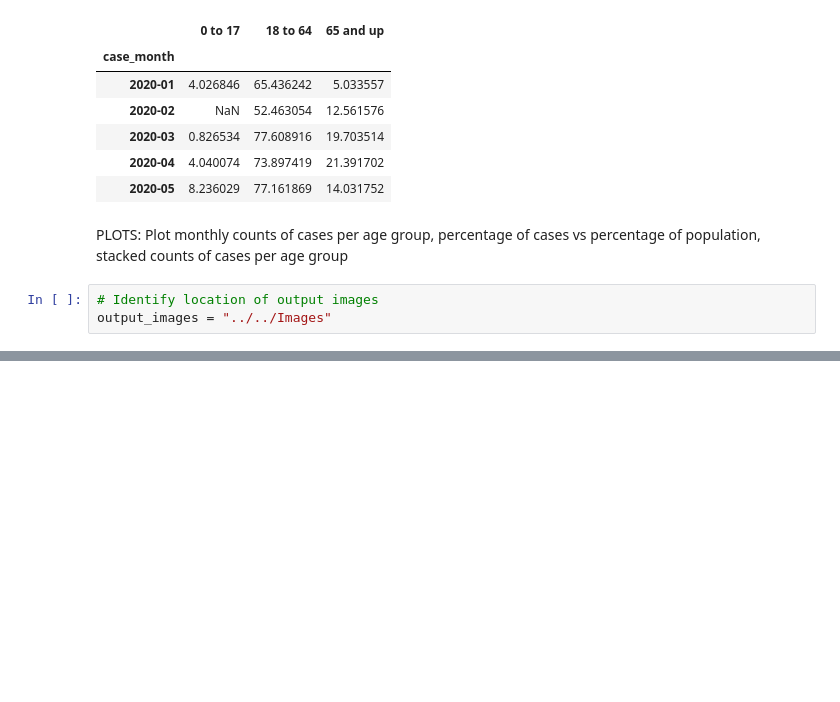
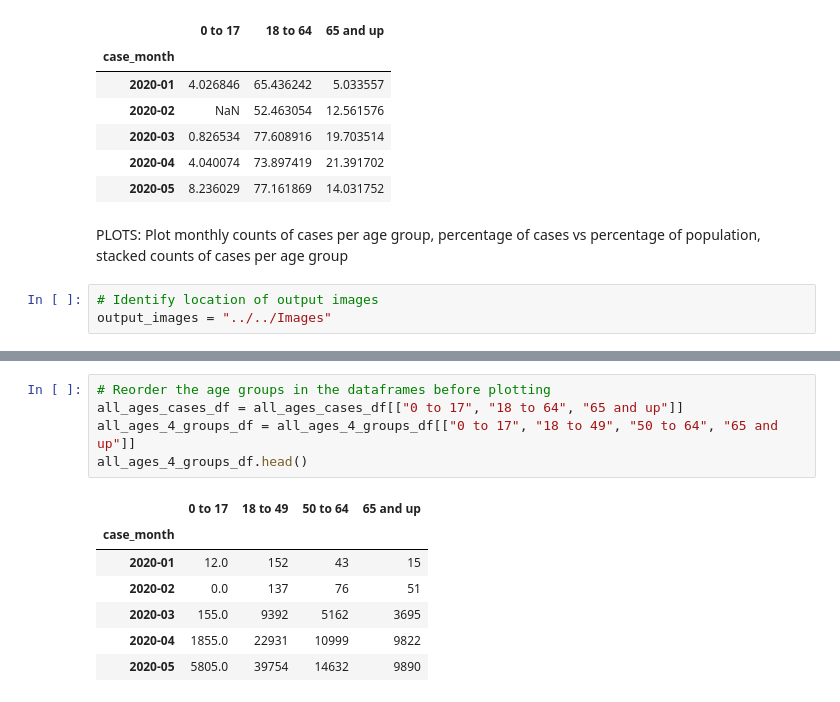
Before and after one commit to kevogil/covid-analysis, a Jupyter notebook: Notebooks/Analysis_And_Visualizations/covid_infections_by_age_group.V2.ipynb, the cells around one changed output, grey strips where cells are left out. Saved outputs shown, nothing was run; the diff lists cells and outputs as text; blank space fills up the shorter version.

```diff
--- a/Notebooks/Analysis_And_Visualizations/covid_infections_by_age_group.V2.ipynb
+++ b/Notebooks/Analysis_And_Visualizations/covid_infections_by_age_group.V2.ipynb
@@ -400,6 +393,19 @@ plt.savefig(f"{output_images}/age_group_65_up_cases.png")
 plt.show()
 # %% [output]
 [figure]
+# %%
+# Reorder the age groups in the dataframes before plotting
+all_ages_cases_df = all_ages_cases_df[["0 to 17", "18 to 64", "65 and up"]]
+all_ages_4_groups_df = all_ages_4_groups_df[["0 to 17", "18 to 49", "50 to 64", "65 and up"]]
+all_ages_4_groups_df.head()
+# %% [output]
+|  | 0 to 17 | 18 to 49 | 50 to 64 | 65 and up |
+| case_month |  |  |  |  |
+| 2020-01 | 12.0 | 152 | 43 | 15 |
+| 2020-02 | 0.0 | 137 | 76 | 51 |
+| 2020-03 | 155.0 | 9392 | 5162 | 3695 |
+| 2020-04 | 1855.0 | 22931 | 10999 | 9822 |
+| 2020-05 | 5805.0 | 39754 | 14632 | 9890 |
 # %%
 # Plot stacked bar chart of cases by age group monthly (cases data + demographic data)
 all_ages_cases_df.plot.bar(stacked=True, figsize=(8,6))
```
Also changed, not shown: parts of 14 cells of this notebook.
